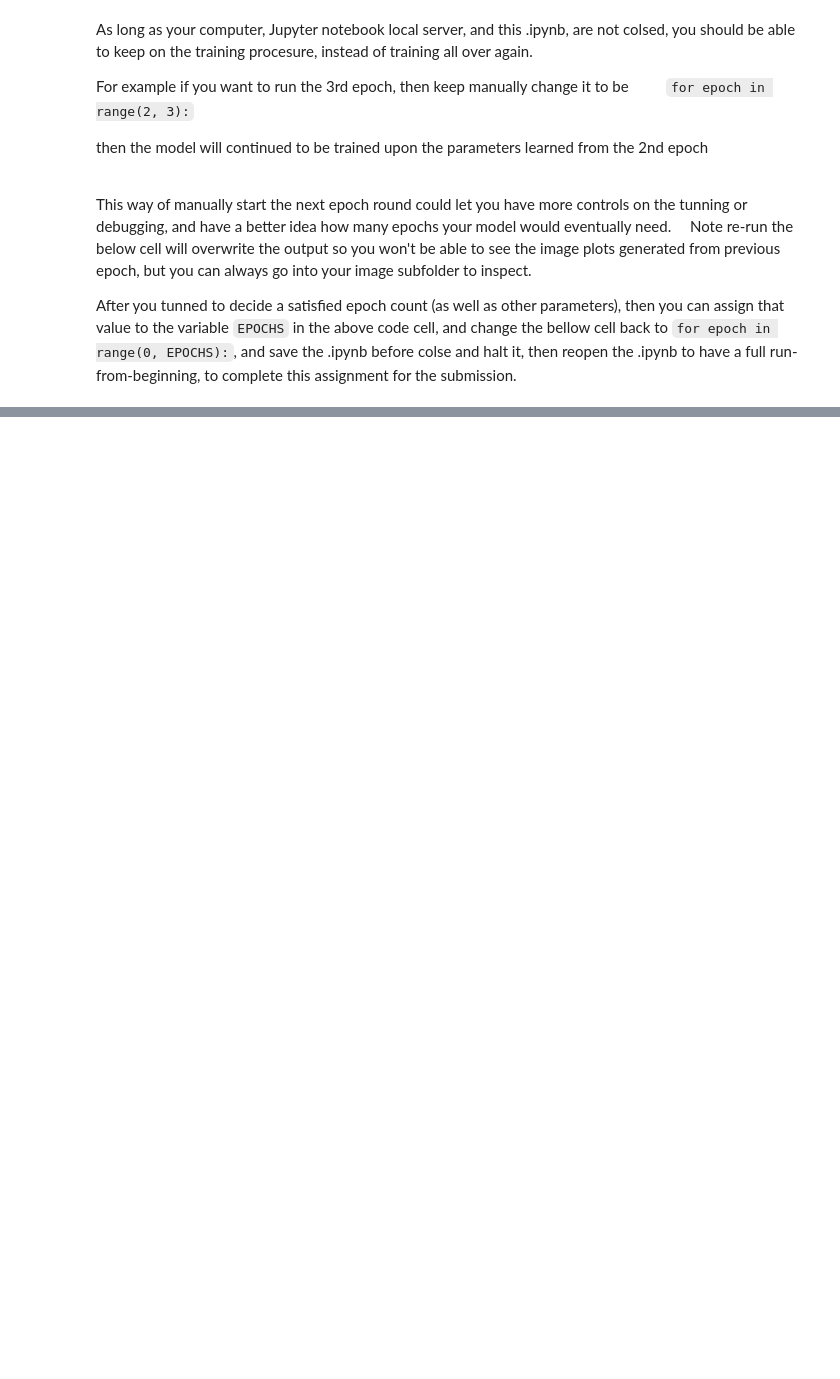
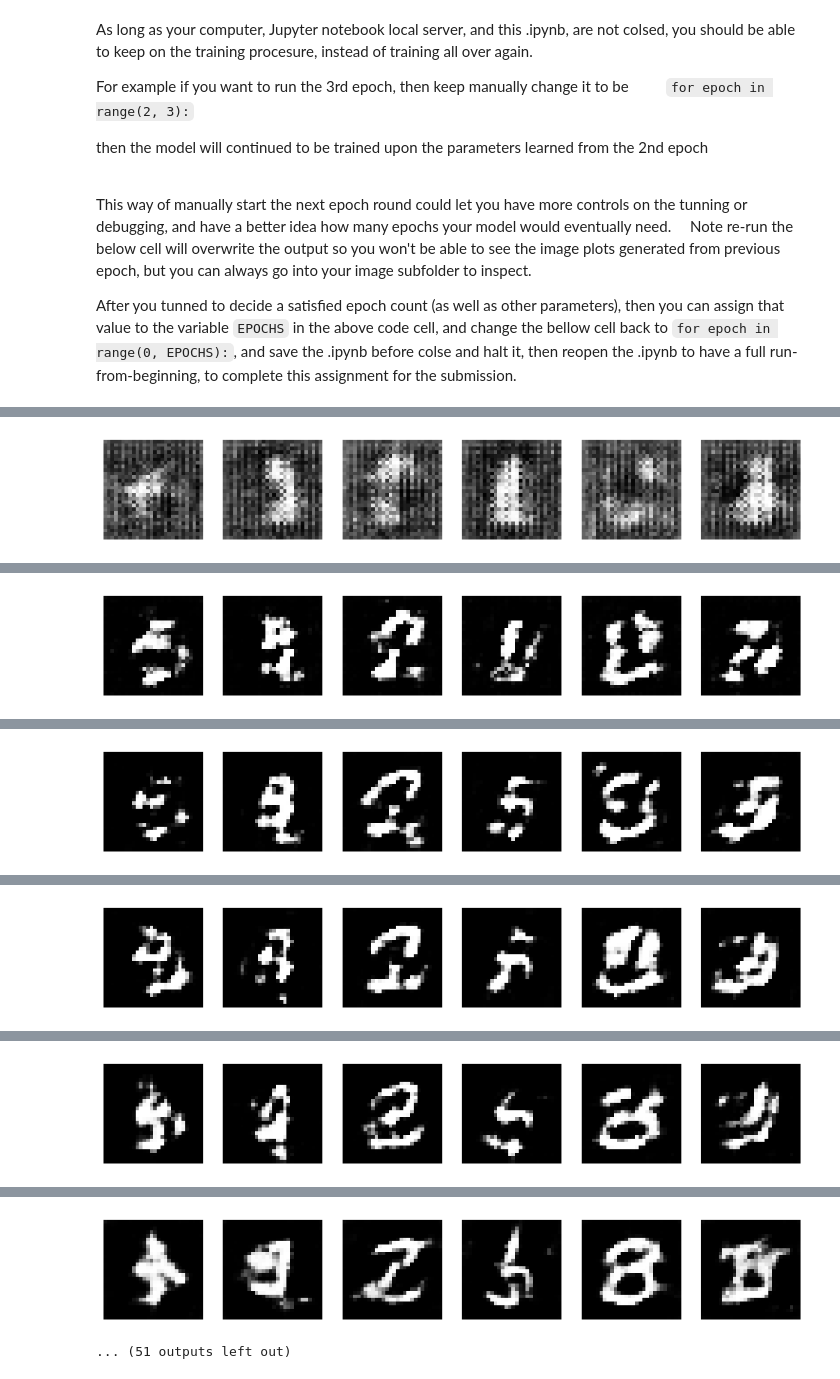
Before and after one commit to SamiiShabuse/DSCI_471_Homework_4, a Jupyter notebook: docs/orig_DSCI471_HW4(1).ipynb, the cells around one changed output, grey strips where cells are left out. Drawn from its saved outputs; the diff is of its cells as text; code cells hidden in the pictures; blank space fills up the shorter version.

Commit message:
finish with 10 epochs

```diff
--- a/docs/orig_DSCI471_HW4(1).ipynb
+++ b/docs/orig_DSCI471_HW4(1).ipynb
@@ -394,18 +413,27 @@ Choose your optimizer:
 ## Set your optimizer for compiling the models later
 ## Select an optimizer that implements the Adam algorithm,
 ##   and validate to decide a proper learning rate for your model
-my_optimizer = ???
+
+# discriminator_optimizer = optimizers.Adam(learning_rate=0.0002, beta_1=0.5)
+my_optimizer = optimizers.Adam(learning_rate=0.0002, beta_1=0.5)
+
+dcgan_optimizer = optimizers.Adam(learning_rate=0.0002, beta_1=0.5)
 
 ##-Q15: What are the code line that you should put in place of the ??? in the above code line
 ##     to fully fulfill its purpose of design (requirements in its above comments)?
+
+# I used optimizers.Adam(learning_rate=0.0002, beta_1=0.5) to select an optimizer that implements the Adam algorithm, and set the learning rate to be 0.0002 and beta_1 to be 0.5 for my model.
 # %% [markdown]
 Compile Discriminator Model:
 # %%
 ## Compile the Discriminator model with your chosen optimizer,
 ##   and use Binary cross-entropy as losses,
-???.???(optimizer=my_optimizer,
-        loss=keras.???.???()
+discriminator.compile(
+        optimizer=my_optimizer,
+        loss=keras.losses.BinaryCrossentropy()
        )
 
 ##-Q16: What are the code that you should put in place of the ??? in the above code line
 ##     to fully fulfill its purpose of design (requirements in its above comments)?
+
+# I used discriminator.compile(optimizer=my_optimizer, loss=keras.losses.BinaryCrossentropy()) to compile the Discriminator model with my chosen optimizer, and use Binary cross-entropy as losses.
@@ -441,7 +486,9 @@ And then compile the whole DCGAN
 # %%
 ## Compile the DCGAN model as a whole with your chosen optimizer,
 ##   and use Binary cross-entropy as losses,
-???
+dcgan.compile(optimizer=dcgan_optimizer,
+              loss=keras.losses.BinaryCrossentropy()
+             )
 # %% [markdown]
 ## Train the model
 
@@ -471,7 +521,7 @@ The Discriminator in DCGAN was first marked as not trainable to train only weigh
 
 ## set epochs size/count
 ##  it is assigned a initial value 1 TEMPORARILY, you need to replace it to your tunned value eventually.
-EPOCHS = 1   ### 1 is a temporary value that you need to update before submitting
+EPOCHS = 10   ### 1 is a temporary value that you need to update before submitting
 
 
 ## Calculated the Number of batches based on the loaded data `images_train`  and the size of a batch
@@ -481,7 +531,7 @@ BATCHS = np.floor(BUFFER_SIZE/BATCH_SIZE).astype('int')
 ##   to show generated images by the Generator trained so far in the training procedure
 ##   on the same 6 noise vector inputs.
 ##   i.e. Display every 300 iterations the 6 generated fake images as training keeps improving it
-iter_interval = ???
+iter_interval = 300
 
 ## Define binary labels that represent real and fake outputs for each batch training
 labels_real = np.ones((BATCH_SIZE, 1))
@@ -532,7 +582,7 @@ for epoch in range(0, EPOCHS):
 
         ## Make Discriminator Trainable for now
         ##   i.e.set the Discriminator Model trainable to be trained on real and fake images
-        discriminator.trainable = ???
+        discriminator.trainable = True
 
         ## Batch Train Discriminator Model on a batch of real images with them labeled as real
         d_loss_real = discriminator.train_on_batch(images_real, labels_real)
@@ -550,19 +600,19 @@ for epoch in range(0, EPOCHS):
         ## Make Discriminator Not-trainable for now
         ##   i.e. set the Discriminator Model NOT trainable
         ##        to only update layer weights of Generator
-        ???
+        discriminator.trainable = False
         ##-Q18: What is the code line that you should put in place of the ??? in the above line
         ##     to fully fulfill its purpose of design (requirements in its above comments)?
-
+        # I used discriminator.trainable = False to make the Discriminator Model NOT trainable, to only update layer weights of Generator.
         ## create a random noise batch inputs and pass which into the DCGAN later
         noise_inputs = get_noise_one_batch()
 
         ## Batch Train DCGAN Model on a batch of noise inputs with them labeled as real
         ##   to fool the Discriminator with the fake images generated by Generator but labeled as real
-        dcg_loss = dcgan.???(???, ???)
+        dcg_loss = dcgan.train_on_batch(noise_inputs, labels_real)
         ##-Q19: What is the code line that you should put in place of the ??? in the above line
         ##     to fully fulfill its purpose of design (requirements in its above comments)?
-
+        # I used dcgan.train_on_batch(noise_inputs, labels_real) to Batch Train DCGAN Model on a batch of noise inputs with them labeled as real to fool the Discriminator with the fake images generated by Generator but labeled as real.
         ## Print training progress with model losses  on the intervals
         ##   and Show fake images generated on same 6 noise inputs
         ##            which are also saved in the folder for comparison later
@@ -579,3 +629,4 @@ for epoch in range(0, EPOCHS):
 ## Record the Ending time of runing DCGAN training
 datetime_now = datetime.now()
 print(f"\n\n ~~~ DCGAN trainging ends at {datetime_now}")
+# %% [output]
@@ -581,0 +650 @@ print(f"\n\n ~~~ DCGAN trainging ends at {datetime_now}")
+[figure, added]
@@ -581,0 +668 @@ print(f"\n\n ~~~ DCGAN trainging ends at {datetime_now}")
+[figure, added]
@@ -581,0 +686 @@ print(f"\n\n ~~~ DCGAN trainging ends at {datetime_now}")
+[figure, added]
@@ -581,0 +704 @@ print(f"\n\n ~~~ DCGAN trainging ends at {datetime_now}")
+[figure, added]
@@ -581,0 +722 @@ print(f"\n\n ~~~ DCGAN trainging ends at {datetime_now}")
+[figure, added]
@@ -581,0 +740,2 @@ print(f"\n\n ~~~ DCGAN trainging ends at {datetime_now}")
+[figure, added]
+... (51 outputs left out)
```
Also changed, not shown: parts of 14 cells of this notebook, 39 other files.
